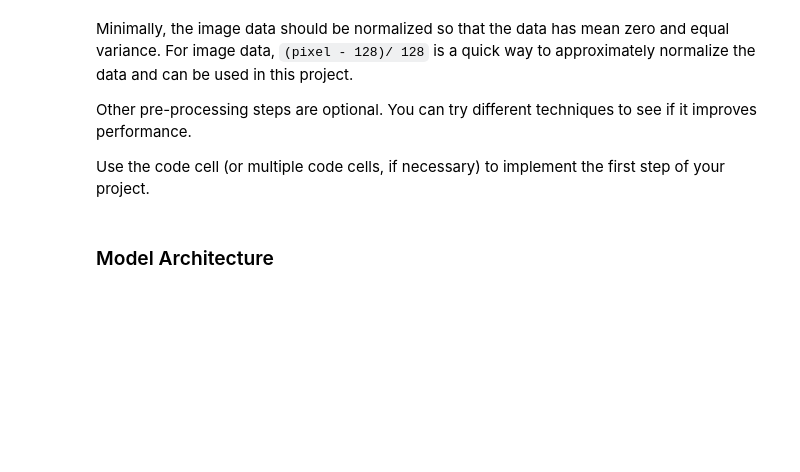
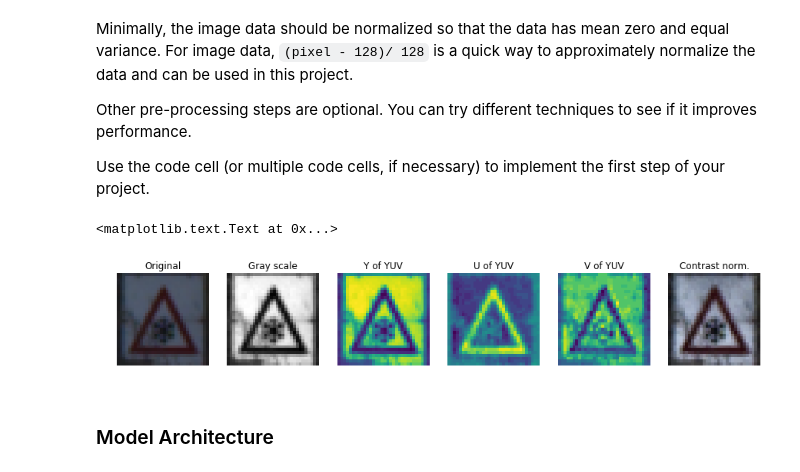
Before and after one commit to Nazanin1369/TrafficSignsClassifier, a Jupyter notebook: Traffic_Sign_Classifier.ipynb, the cells around one changed output. Saved outputs shown, nothing was run; the diff lists cells and outputs as text; code cells hidden in the pictures; blank space fills up the shorter version.

```diff
--- a/Traffic_Sign_Classifier.ipynb
+++ b/Traffic_Sign_Classifier.ipynb
@@ -293,3 +349,82 @@ Use the code cell (or multiple code cells, if necessary) to implement the first
+# %%
+### Preprocess the data here. It is required to normalize the data. Other preprocessing steps could include
+### converting to grayscale, etc.
+### Feel free to use as many code cells as needed.
+
+### Preprocess the data
+import random
+from sklearn.utils import shuffle
+
+def MinMaxNorm(image, a=-.5, b=.5) :
+    Xmin, Xmax = np.min(image), np.max(image)
+    return (image-Xmin)*(b-a)/(Xmax-Xmin)
+
+def AbsNorm(image, a=-.5, b=0.5, col_min=0, col_max=255) :
+    return (image-col_min)*(b-a)/(col_max-col_min)
+
+def grayscale_norm(image) :
+    # convert to grayscale
+    img = cv2.cvtColor(image, cv2.COLOR_BGR2GRAY)
+    return MinMaxNorm(img)
+
+def YUV_norm(image) :
+    # convert to YUV color space
+    new_image = cv2.cvtColor(image, cv2.COLOR_BGR2YUV)
+    # normalize the Y channel
+    [y,u,v] = [new_image[:,:,i] for i in range(3)]
+    new_image = np.zeros(image.shape)
+    new_image[:,:,0] = MinMaxNorm(y)
+    new_image[:,:,1],new_image[:,:,2] = AbsNorm(u), AbsNorm(v)
+    return new_image
+
+def contrast_norm(image) :
+    # convert to  lab colorspace
+    lab= cv2.cvtColor(image, cv2.COLOR_BGR2LAB)
+    # apply adative histogram equalization
+    l = lab[:,:,0]
+    clahe = cv2.createCLAHE(clipLimit=5.0, tileGridSize=(4,4))
+    cl = clahe.apply(l)
+    lab[:,:,0] = cl
+    # convert back to RGB and scale values
+    img =  cv2.cvtColor(lab, cv2.COLOR_LAB2BGR)
+    new_img = np.zeros(image.shape)
+    for i in range(3) :
+        new_img[:,:,i] = AbsNorm(img[:,:,i])
+    return new_img
+
+img_index = split_by_class(y_train)
+img = X_train[img_index[30][20]]
+fig, ax = plt.subplots(1,6, figsize=(15,3))
+
+for axes in ax :
+    axes.axis('off')
+
+# original image
+ax[0].imshow(img)
+ax[0].set_title('Original')
+
+# grayscale normalized
+ax[1].imshow(grayscale_norm(img), cmap='gray')
+ax[1].set_title('Gray scale')
+
+# YUV normalized (Y channel)
+ax[2].imshow(YUV_norm(img)[:,:,0])
+ax[2].set_title('Y of YUV')
+
+# YUV normalized (U channel)
+ax[3].imshow(YUV_norm(img)[:,:,1])
+ax[3].set_title('U of YUV')
+
+# YUV normalized (V channel)
+ax[4].imshow(YUV_norm(img)[:,:,2])
+ax[4].set_title('V of YUV')
+
+# Contrast normalized
+ax[5].imshow(contrast_norm(img))
+ax[5].set_title('Contrast norm.')
+# %% [output]
+<matplotlib.text.Text at 0x...>
+[figure, added]
 # %% [markdown]
 ### Model Architecture
 # %%
```
Also changed, not shown: parts of 8 cells of this notebook, 1 other file.
